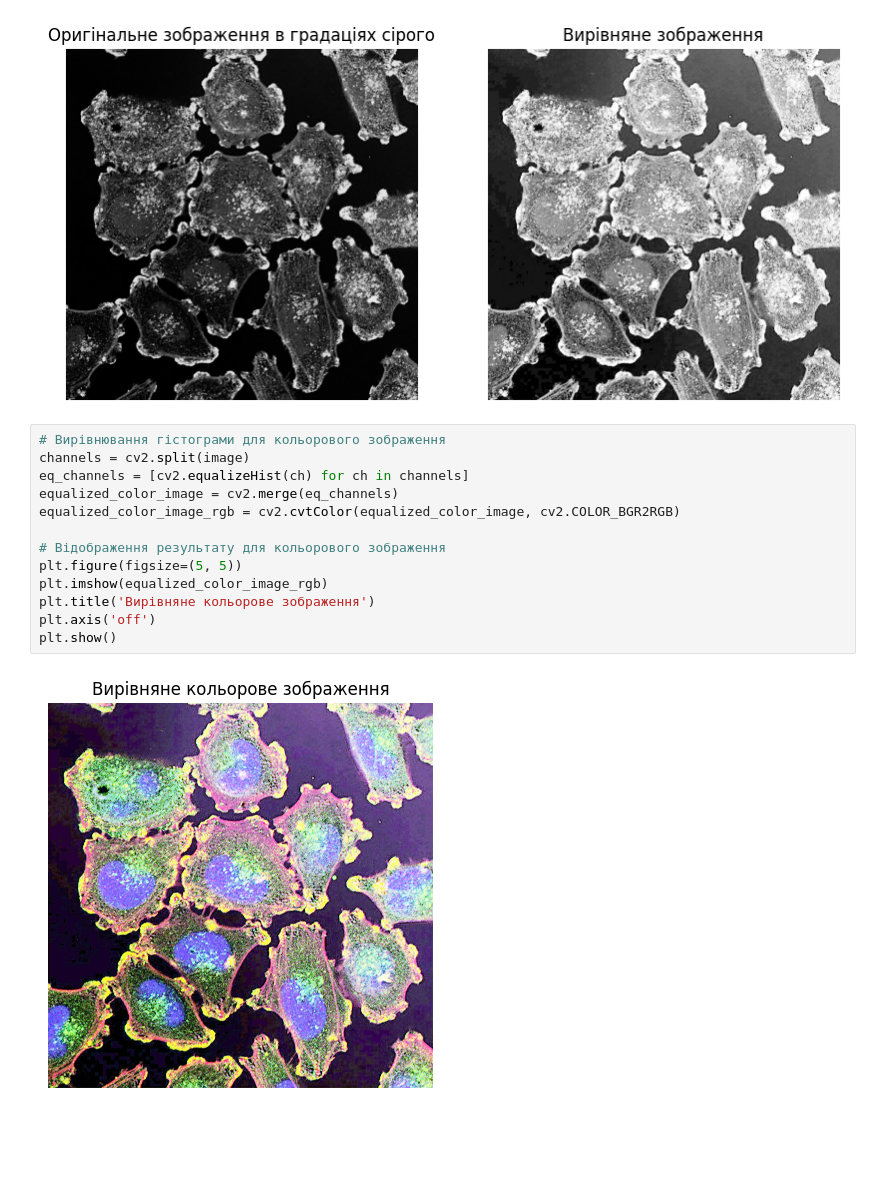
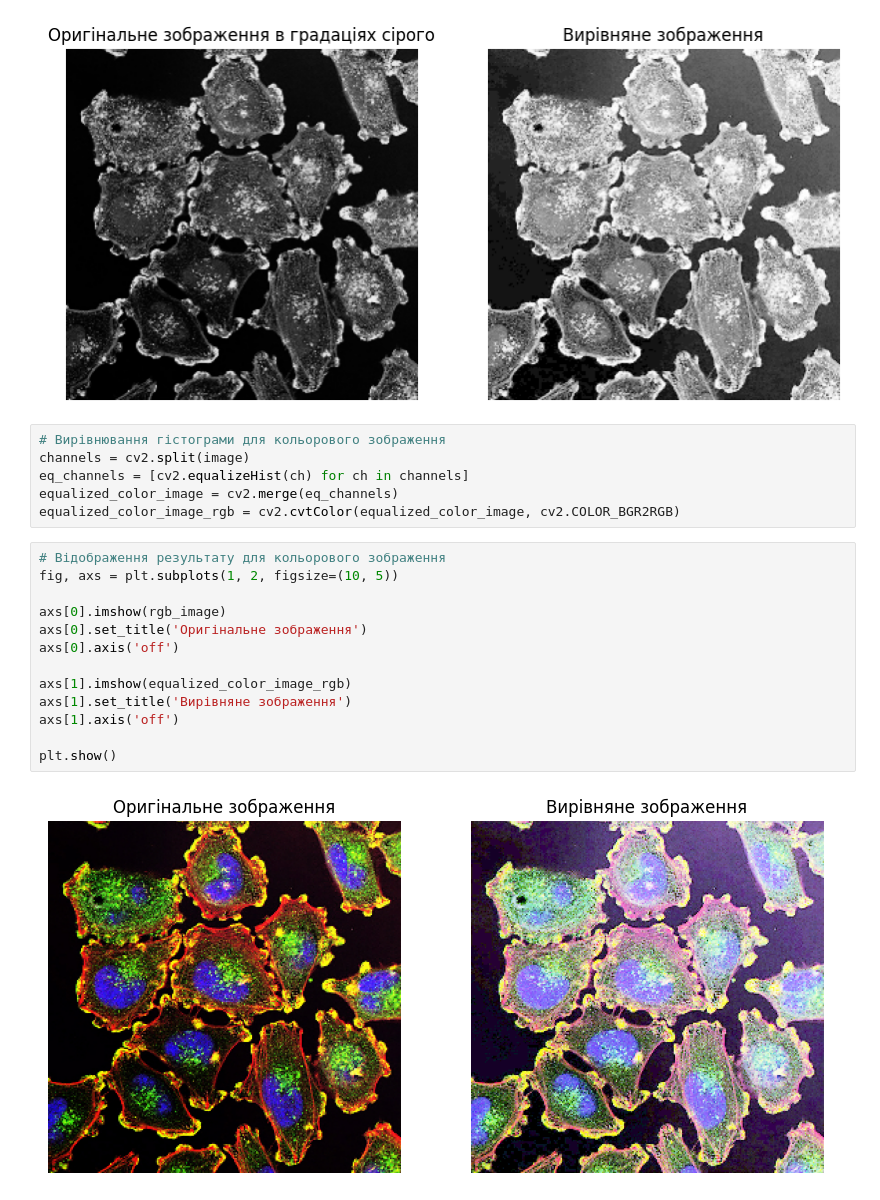
Before and after one commit to olesuv/homeworks-labs, a Jupyter notebook: objects-detection/lab-2.ipynb, the cells around one changed output. Drawn from its saved outputs; the diff is of its cells as text; blank space fills up the shorter version.

```diff
--- a/objects-detection/lab-2.ipynb
+++ b/objects-detection/lab-2.ipynb
@@ -44,12 +48,18 @@ channels = cv2.split(image)
 eq_channels = [cv2.equalizeHist(ch) for ch in channels]
 equalized_color_image = cv2.merge(eq_channels)
 equalized_color_image_rgb = cv2.cvtColor(equalized_color_image, cv2.COLOR_BGR2RGB)
-
-# Відображення результату для кольорового зображення
-plt.figure(figsize=(5, 5))
-plt.imshow(equalized_color_image_rgb)
-plt.title('Вирівняне кольорове зображення')
-plt.axis('off')
-plt.show()
-# %% [output]
-[figure, removed]
+# %%
+# Відображення результату для кольорового зображення
+fig, axs = plt.subplots(1, 2, figsize=(10, 5))
+
+axs[0].imshow(rgb_image)
+axs[0].set_title('Оригінальне зображення')
+axs[0].axis('off')
+
+axs[1].imshow(equalized_color_image_rgb)
+axs[1].set_title('Вирівняне зображення')
+axs[1].axis('off')
+
+plt.show()
+# %% [output]
+[figure, added]
```
Also changed, not shown: parts of 3 cells of this notebook.
